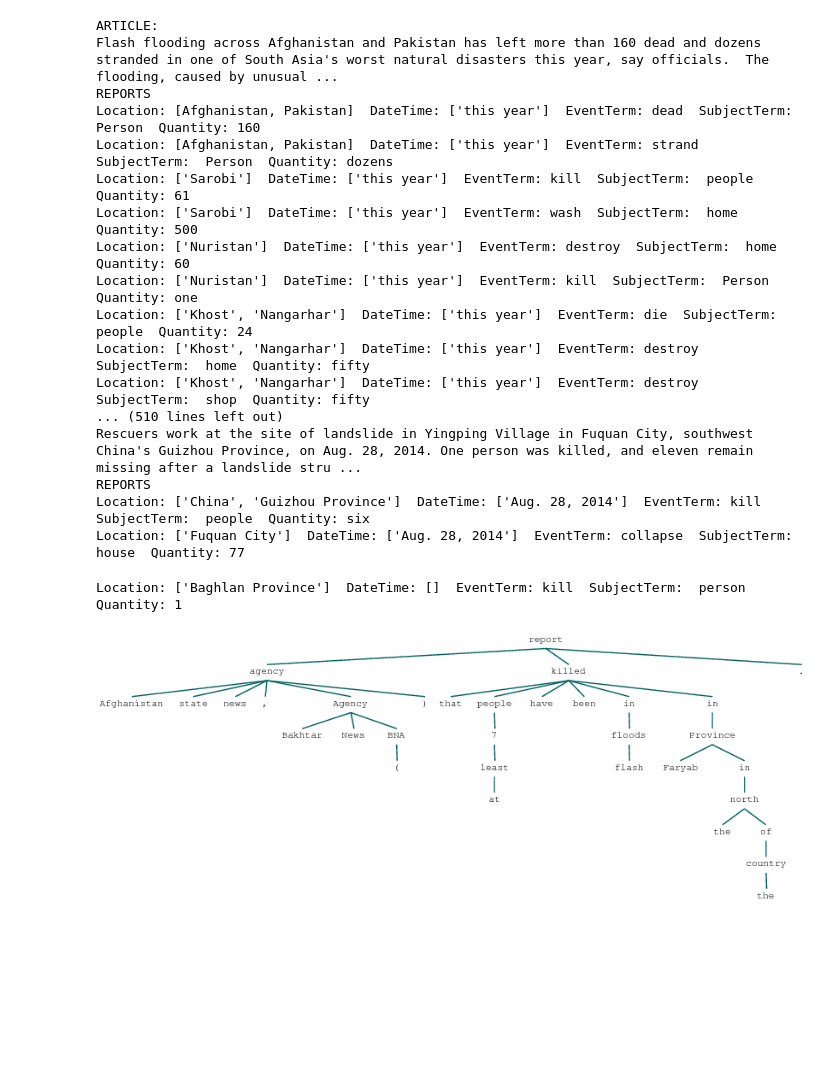
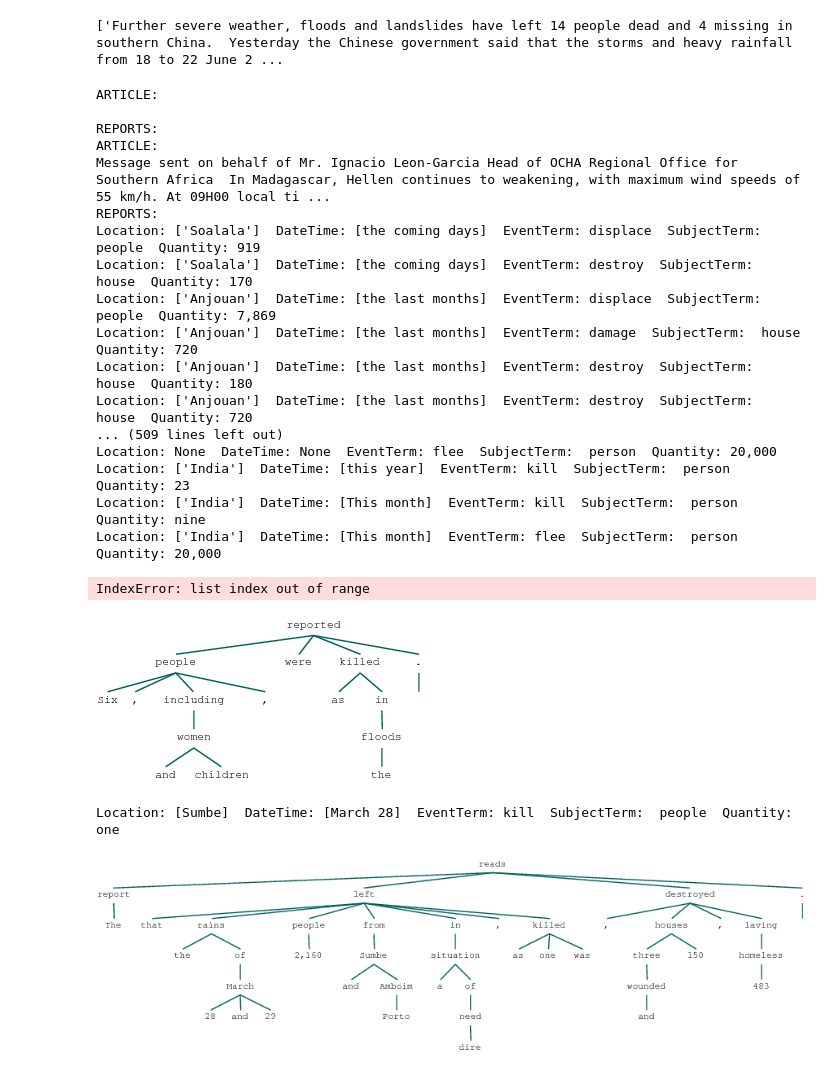
Before and after one commit to Data4Democracy/internal-displacement, a Jupyter notebook: notebooks/DependencyTreeExperiments5.ipynb, the cells around one changed output. Saved outputs shown, nothing was run; the diff lists cells and outputs as text; code cells hidden in the pictures; blank space fills up the shorter version.

```diff
--- a/notebooks/DependencyTreeExperiments5.ipynb
+++ b/notebooks/DependencyTreeExperiments5.ipynb
@@ -25,17 +43,18 @@ pipeline = SQLArticleInterface("../sql_db.sqlite") #Connecting to pre-populated
 labels,features = pipeline.get_training_data()
 # %%
 person_reporting_terms = [
-    'displaced', 'evacuated', 'forced','flee', 'homeless', 'relief camp',
+    'displaced', 'evacuated', 'forced','flee', 'homeless',
     'sheltered', 'relocated', 'stranded','stuck','stranded',"killed","dead","died"
 ]
 
 structure_reporting_terms = [
-    'destroyed','damaged','swept','collapsed','flooded','washed'
+    'destroyed','damaged','swept','collapsed','flooded','washed','destruction'
 ]
 
 person_reporting_units = ["families","person","people","individuals","locals","villagers","residents","occupants","citizens"]
 
-structure_reporting_units = ["home","house","hut","dwelling","building","shop","business","apartment","flat","residence"]
+structure_reporting_units = ["home","house","hut","dwelling","building","shop",
+                             "business","apartment","flat","residence","school"]
 
 
 person_term_lemmas = [t.lemma_ for t in nlp(" ".join(person_reporting_terms))]
@@ -436,30 +488,54 @@ def process_article(story):
+# %%
+ct = [x for x in features if "Further severe weather, floods and landslides have left 14 people dead and 4 missing in southern China" in x]
+ct
+# %% [output]
+['Further severe weather, floods and landslides have left 14 people dead and 4 missing in southern China.  Yesterday the Chinese government said that the storms and heavy rainfall from 18 to 22 June 2 ...
 # %%
-reports = []
-for article in features[:100]:
+for art in features[100:200]:
     print("ARTICLE:")
-    print(article)
-    print("REPORTS")
-    reports.append(process_article(article))
+    print(art)
+    print("REPORTS:")
+    reports = process_article(art)
+    for r in reports:
+        r.display()
 # %% [output]
 ARTICLE:
-Flash flooding across Afghanistan and Pakistan has left more than 160 dead and dozens stranded in one of South Asia's worst natural disasters this year, say officials.  The flooding, caused by unusual ...
-REPORTS
-Location: [Afghanistan, Pakistan]  DateTime: ['this year']  EventTerm: dead  SubjectTerm:  Person  Quantity: 160
-Location: [Afghanistan, Pakistan]  DateTime: ['this year']  EventTerm: strand  SubjectTerm:  Person  Quantity: dozens
-Location: ['Sarobi']  DateTime: ['this year']  EventTerm: kill  SubjectTerm:  people  Quantity: 61
-Location: ['Sarobi']  DateTime: ['this year']  EventTerm: wash  SubjectTerm:  home  Quantity: 500
-Location: ['Nuristan']  DateTime: ['this year']  EventTerm: destroy  SubjectTerm:  home  Quantity: 60
-Location: ['Nuristan']  DateTime: ['this year']  EventTerm: kill  SubjectTerm:  Person  Quantity: one
-Location: ['Khost', 'Nangarhar']  DateTime: ['this year']  EventTerm: die  SubjectTerm:  people  Quantity: 24
-Location: ['Khost', 'Nangarhar']  DateTime: ['this year']  EventTerm: destroy  SubjectTerm:  home  Quantity: fifty
-Location: ['Khost', 'Nangarhar']  DateTime: ['this year']  EventTerm: destroy  SubjectTerm:  shop  Quantity: fifty
-... (510 lines left out)
-Rescuers work at the site of landslide in Yingping Village in Fuquan City, southwest China's Guizhou Province, on Aug. 28, 2014. One person was killed, and eleven remain missing after a landslide stru ...
-REPORTS
-Location: ['China', 'Guizhou Province']  DateTime: ['Aug. 28, 2014']  EventTerm: kill  SubjectTerm:  people  Quantity: six
-Location: ['Fuquan City']  DateTime: ['Aug. 28, 2014']  EventTerm: collapse  SubjectTerm:  house  Quantity: 77
+
+REPORTS:
+ARTICLE:
+Message sent on behalf of Mr. Ignacio Leon-Garcia Head of OCHA Regional Office for Southern Africa  In Madagascar, Hellen continues to weakening, with maximum wind speeds of 55 km/h. At 09H00 local ti ...
+REPORTS:
+Location: ['Soalala']  DateTime: [the coming days]  EventTerm: displace  SubjectTerm:  people  Quantity: 919
+Location: ['Soalala']  DateTime: [the coming days]  EventTerm: destroy  SubjectTerm:  house  Quantity: 170
+Location: ['Anjouan']  DateTime: [the last months]  EventTerm: displace  SubjectTerm:  people  Quantity: 7,869
+Location: ['Anjouan']  DateTime: [the last months]  EventTerm: damage  SubjectTerm:  house  Quantity: 720
+Location: ['Anjouan']  DateTime: [the last months]  EventTerm: destroy  SubjectTerm:  house  Quantity: 180
+Location: ['Anjouan']  DateTime: [the last months]  EventTerm: destroy  SubjectTerm:  house  Quantity: 720
+... (509 lines left out)
+Location: None  DateTime: None  EventTerm: flee  SubjectTerm:  person  Quantity: 20,000
+Location: ['India']  DateTime: [this year]  EventTerm: kill  SubjectTerm:  person  Quantity: 23
+Location: ['India']  DateTime: [This month]  EventTerm: kill  SubjectTerm:  person  Quantity: nine
+Location: ['India']  DateTime: [This month]  EventTerm: flee  SubjectTerm:  person  Quantity: 20,000
+# %%
+reports[2].show_story_tree()
+# %% [output]
+IndexError: list index out of range
+# %%
+t = [f for f in features if "The information is contained in a report on the consequences of the rains," in f]
+
+for art in t:
+    print("ARTICLE:")
+    print(art)
+    print("REPORT:")
+    reports = process_article(art)
+    for r in reports:
+        r.display()
+# %%
+to_nltk_tree(list(nlp(t[0]).sents)[2].root)
+# %% [output]
+[figure, added]
 # %%
-reports[4][1].show_story_tree()
+reports[1].show_story_tree()
 # %% [output]
-Location: ['Baghlan Province']  DateTime: []  EventTerm: kill  SubjectTerm:  person  Quantity: 1
+Location: [Sumbe]  DateTime: [March 28]  EventTerm: kill  SubjectTerm:  people  Quantity: one
-[figure, old version]
+[figure, new version]
```
Also changed, not shown: parts of 9 cells of this notebook.
